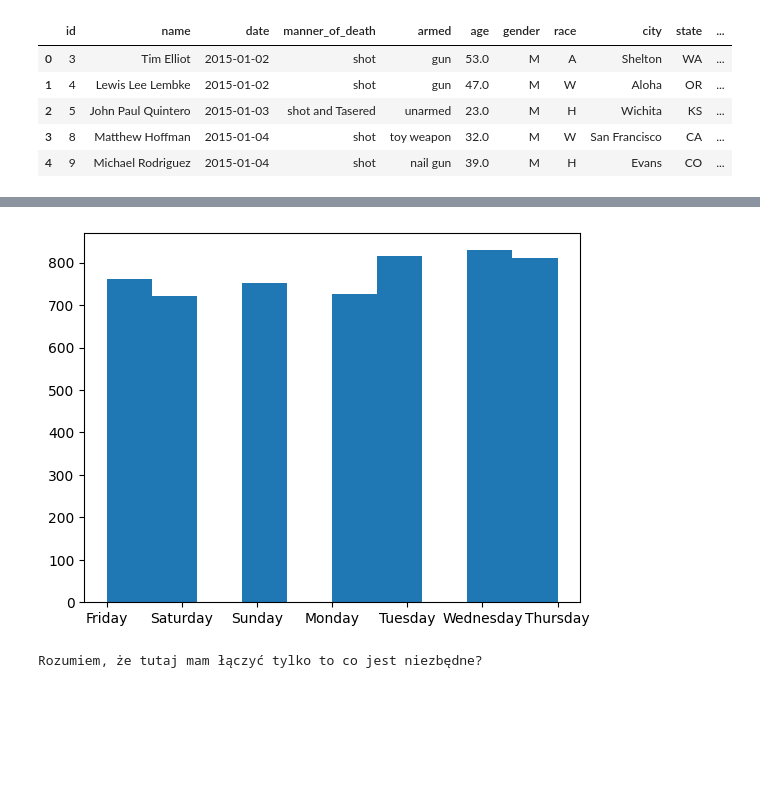
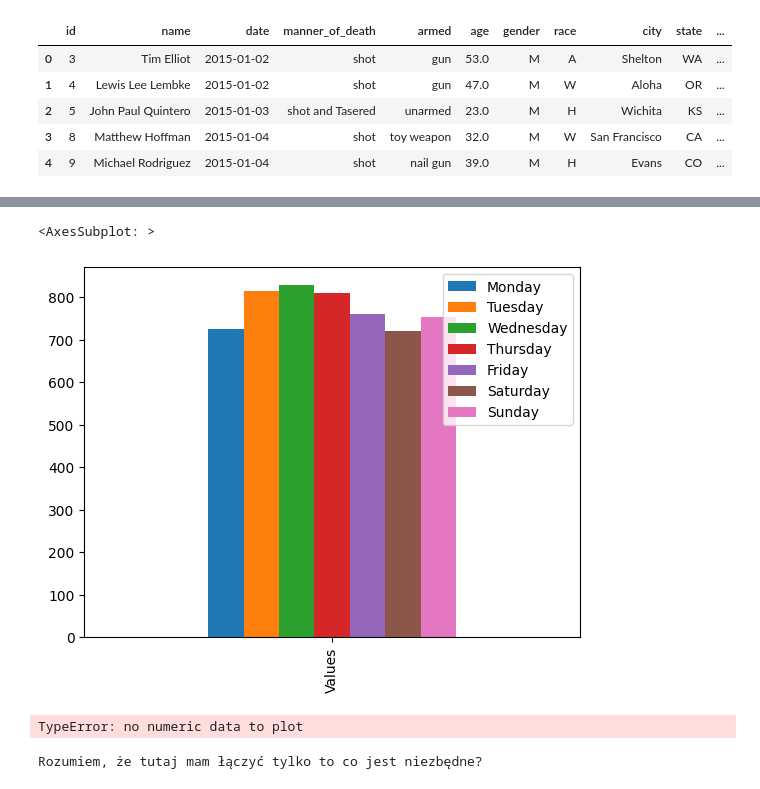
Before and after one commit to PiotrWitaszek/Crime, a Jupyter notebook: Crime.ipynb, the cells around one changed output, grey strips where cells are left out. Saved outputs shown, nothing was run; the diff lists cells and outputs as text; code cells hidden in the pictures; blank space fills up the shorter version.

```diff
--- a/Crime.ipynb
+++ b/Crime.ipynb
@@ -59,12 +71,21 @@ df.head()
+# %%
+#4 wykres
+
+data = pd.DataFrame({'Monday':726, 'Tuesday':816, 'Wednesday':829, 'Thursday':810, 'Friday':761, 'Saturday':721, 'Sunday':753}, index=['Values'])
+data.plot(kind='bar')
+#poniżej nieudane proby zrobienia tego prawidłowo
+# %% [output]
+<AxesSubplot: >
+[figure, added]
 # %%
 from pandas.api.types import CategoricalDtype
 cats = [ 'Monday', 'Tuesday', 'Wednesday', 'Thursday', 'Friday', 'Saturday', 'Sunday']
 cat_type = CategoricalDtype(categories=cats, ordered=True)
-plt.hist(df["Day of Week"].astype(cat_type))
-plt.show()
-#próbowałem z reindexem, ale tutaj mam najbliżej efektu - czyli daleko ale przynajmniej błędu nie zwraca - co więc nie gra?
+data3 = data2.astype(cat_type)
+data3.plot(kind='bar')
+#niestety cały czas wyskakują błędy
 # %% [output]
-[figure, removed]
+TypeError: no numeric data to plot
 # %%
 #5 Wczytaj do projektu dane dotyczące populacji w poszczególnych stanach USA oraz dane dotyczące skrótów poszczególnych stanów.
 # Połącz te bazy danych w taki sposób, aby móc policzyć do ilu incydentów w bazie dotyczącej śmiertelnych interwencji doszło w przeliczeniu na 1000 mieszkańców każdego ze stanów.
```
Also changed, not shown: parts of 4 cells of this notebook.
